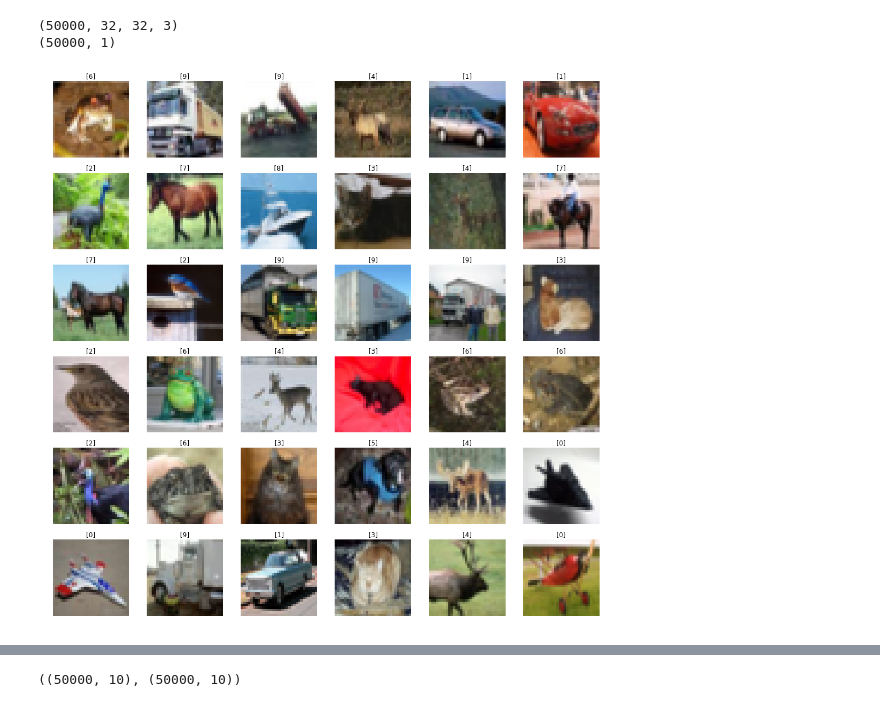
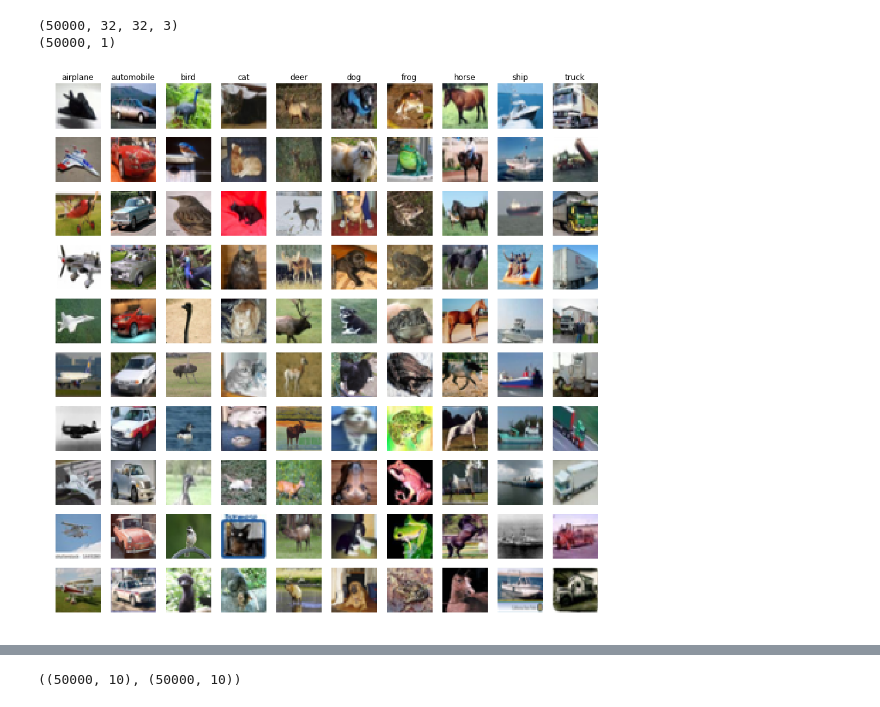
Before and after one commit to yamsgithub/deep_learning_exercises, a Jupyter notebook: visualize_activation.ipynb, the cells around one changed output, grey strips where cells are left out. Saved outputs shown, nothing was run; the diff lists cells and outputs as text; code cells hidden in the pictures.

```diff
--- a/visualize_activation.ipynb
+++ b/visualize_activation.ipynb
@@ -41,7 +41,7 @@ print(cy_train.shape)
 (50000, 1)
 # %%
 #Function to display the images
-def plot_colour_images(images_to_plot, titles=None, ncols=6, thefigsize=(18,18)):
+def plot_colour_images(images_to_plot, titles=None, nrows=None, ncols=6, thefigsize=(18,18)):
     # images_to_plot: list of images to be displayed
     # titles: list of titles corresponding to the images
     # ncols: The number of images per row to display. The number of rows
@@ -51,7 +51,8 @@ def plot_colour_images(images_to_plot, titles=None, ncols=6, thefigsize=(18,18))
     n_images = images_to_plot.shape[0]
 
     # Compute the number of rows
-    nrows = np.ceil(n_images/ncols).astype(int)
+    if nrows is None:
+        nrows = np.ceil(n_images/ncols).astype(int)
 
     fig,ax = plt.subplots(nrows, ncols, sharex=True, sharey=True, figsize=thefigsize)
     ax = ax.flatten()
@@ -60,12 +61,22 @@ def plot_colour_images(images_to_plot, titles=None, ncols=6, thefigsize=(18,18))
         ax[i].imshow( images_to_plot[i,:,:,:])
             # cmap=cm.Greys plots in Grey scale so the image looks as if it were written
         ax[i].axis('off')
-        if titles is not None:
-            ax[i].set_title(titles[i])
+        if titles is not None and i<10:
+            ax[i].set_title(titles[i%10])
-# %%
-plot_colour_images( cx_train[:36,:,:], ncols=6,titles= cy_train[:36])
-# %% [output]
-[figure, removed]
+# %%
+# Display 10 samples from each of the 10 classes in cifar-10 dataset
+classes = ['airplane', 'automobile', 'bird', 'cat', 'deer', 'dog', 'frog', 'horse', 'ship', 'truck']
+images_to_plot = None
+for i in range(0, len(classes)):
+    index = np.where(cy_train==i)[0]
+    if i == 0:
+        images_to_plot = cx_train[index[0:10],:,:]
+    else:
+        images_to_plot = np.vstack((images_to_plot, cx_train[index[0:10],:,:]))
+images_to_plot = images_to_plot.reshape(10,10,32, 32, 3).transpose(1,0,2,3,4).reshape(100,32,32,3)
+plot_colour_images(images_to_plot, nrows=10, ncols=10,thefigsize=(15,15), titles=classes)
+# %% [output]
+[figure, added]
 # %%
 # We start by creating a CNN model
 
```
Also changed, not shown: parts of 25 cells of this notebook.
